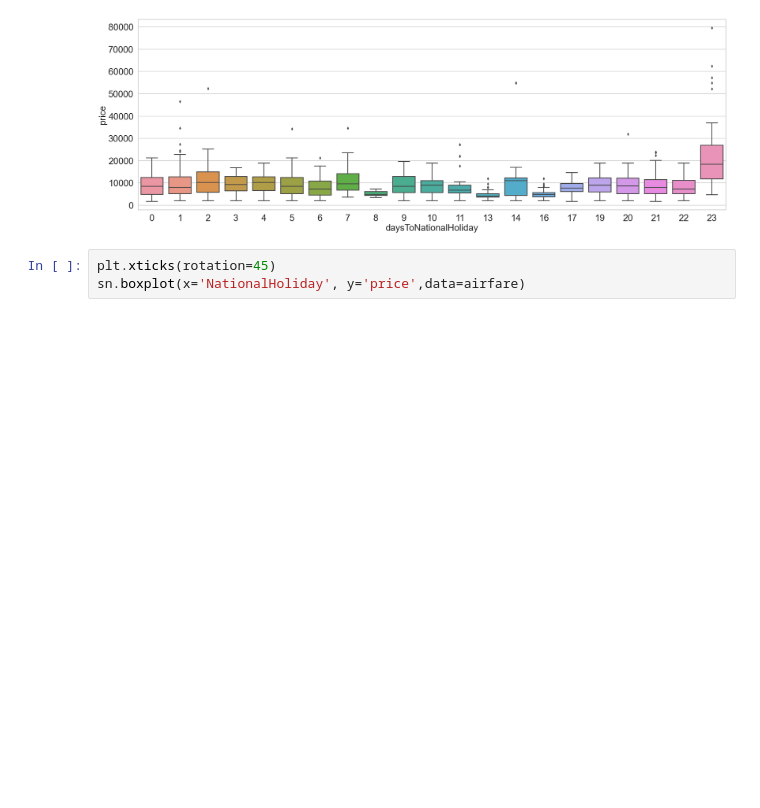
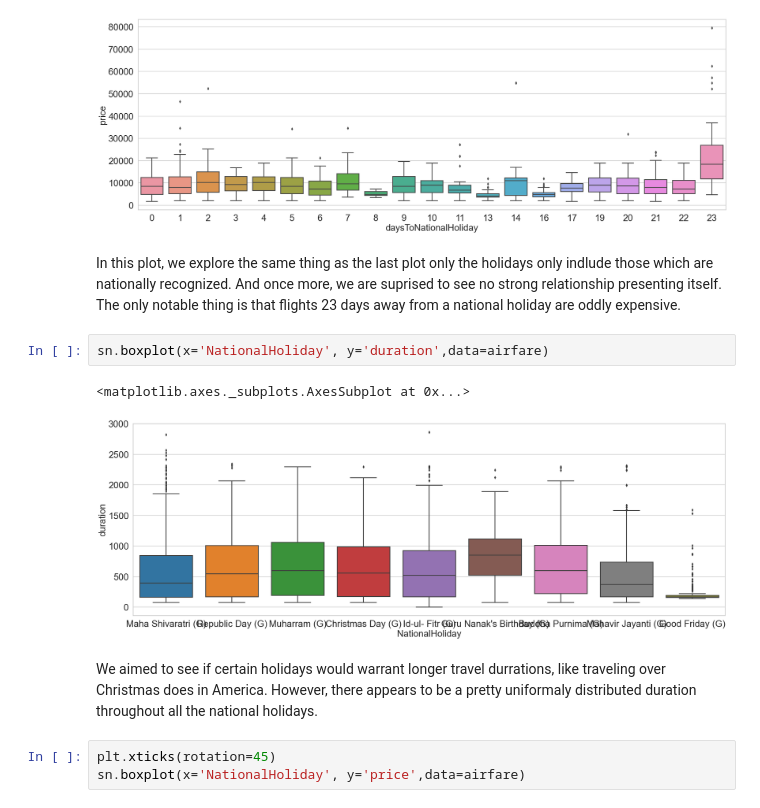
Before and after one commit to SaltyPeachcake/TurtleDucks, a Jupyter notebook: Project02.ipynb, the cells around one changed output. Cells and saved outputs as stored; diff of their text form; blank space fills up the shorter version.

```diff
--- a/Project02.ipynb
+++ b/Project02.ipynb
@@ -451,6 +487,15 @@ sn.boxplot(x='daysToNationalHoliday', y='price',data=airfare)
 # %% [output]
 <matplotlib.axes._subplots.AxesSubplot at 0x...>
 [figure]
+# %% [markdown]
+In this plot, we explore the same thing as the last plot only the holidays only indlude those which are nationally recognized. And once more, we are suprised to see no strong relationship presenting itself. The only notable thing is that flights 23 days away from a national holiday are oddly expensive.
+# %%
+sn.boxplot(x='NationalHoliday', y='duration',data=airfare)
+# %% [output]
+<matplotlib.axes._subplots.AxesSubplot at 0x...>
+[figure, added]
+# %% [markdown]
+We aimed to see if certain holidays would warrant longer travel durrations, like traveling over Christmas does in America. However, there appears to be a pretty uniformaly distributed duration throughout all the national holidays.
 # %%
 plt.xticks(rotation=45)
 sn.boxplot(x='NationalHoliday', y='price',data=airfare)
```
Also changed, not shown: parts of 25 cells of this notebook.
